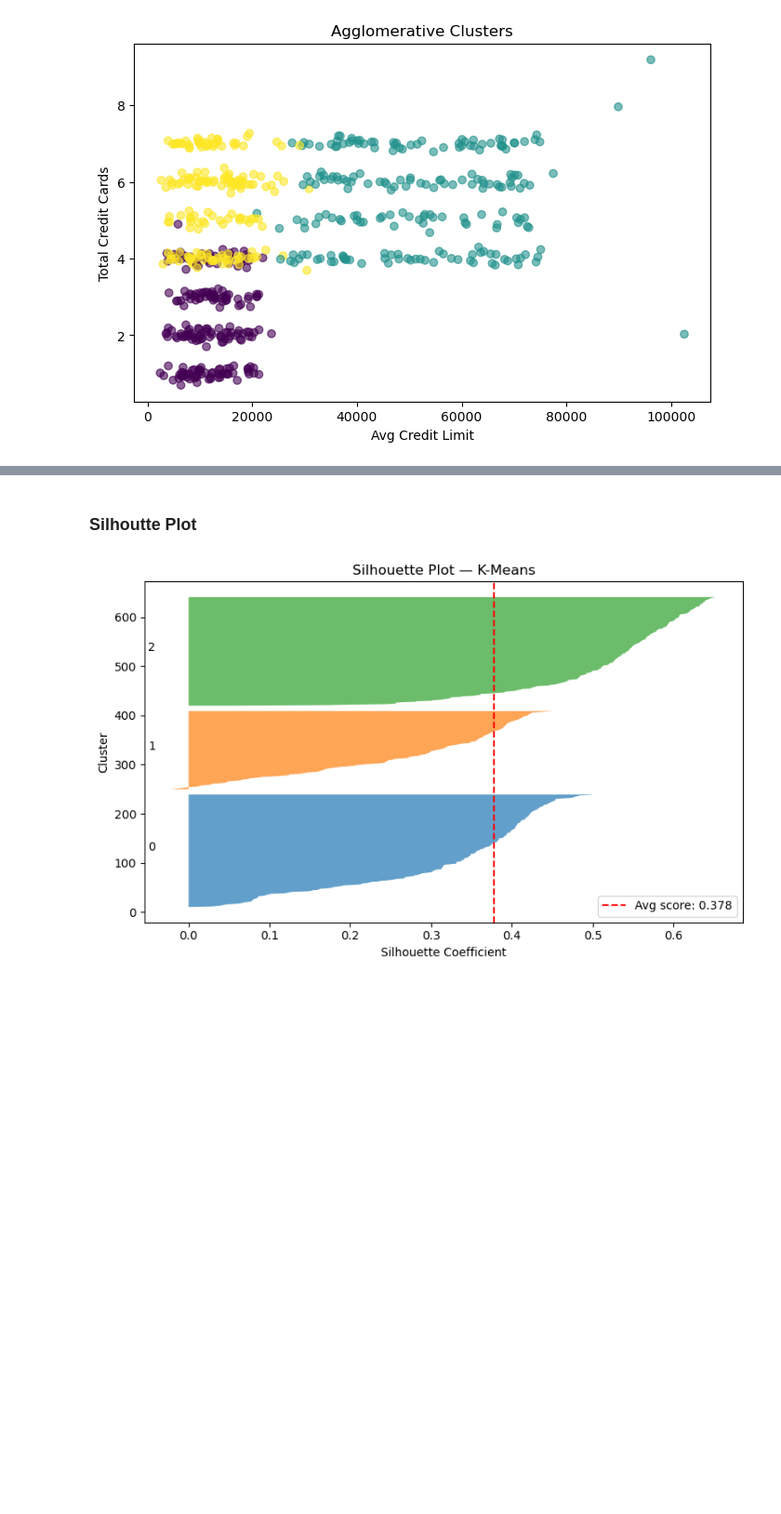
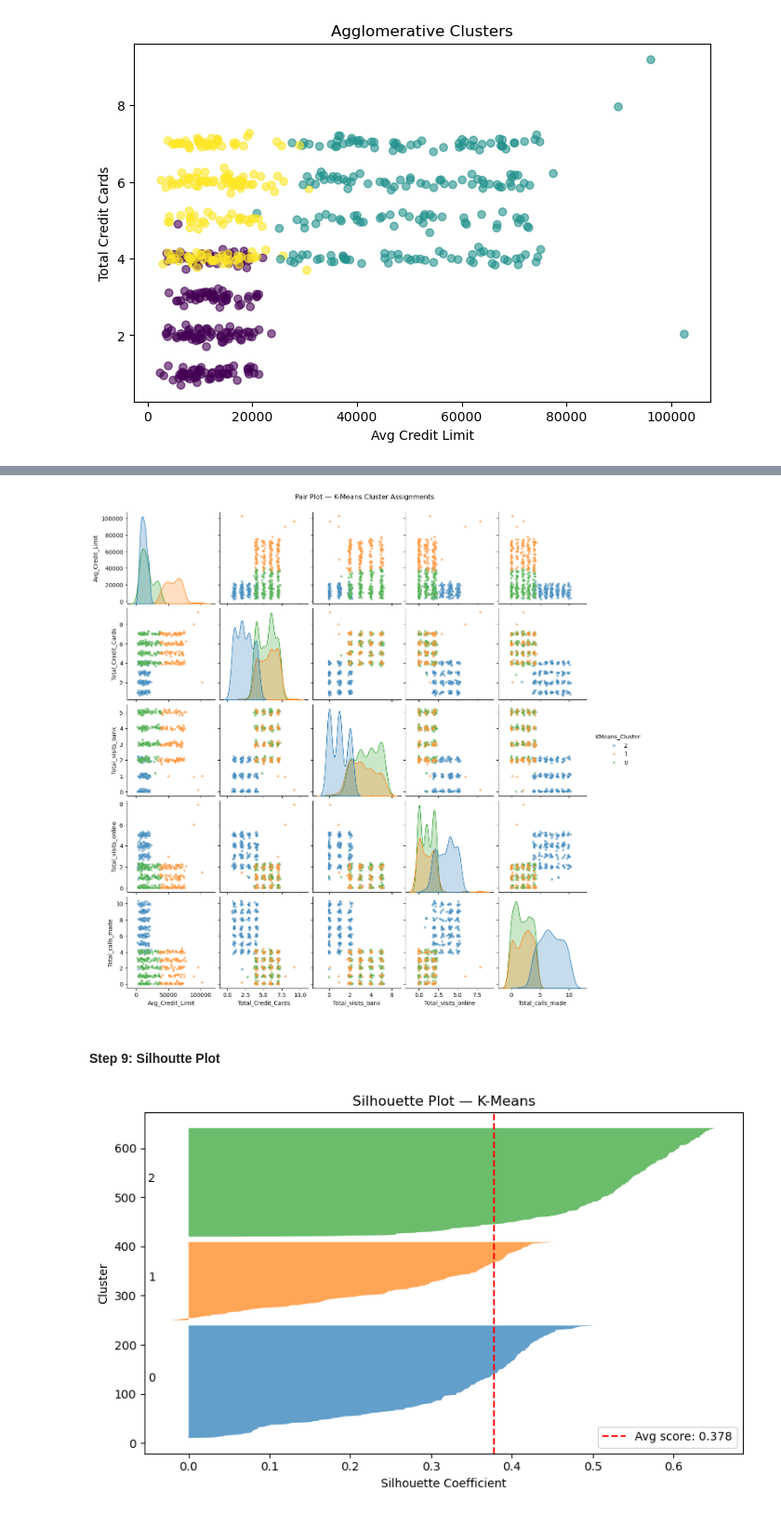
Before and after one commit to szerai/credit-card-clusting, a Jupyter notebook: credit_card_analysis.ipynb, the cells around one changed output, grey strips where cells are left out. Shown at 93% size. Cells and saved outputs as stored; diff of their text form; code cells hidden in the pictures; blank space fills up the shorter version.

```diff
--- a/credit_card_analysis.ipynb
+++ b/credit_card_analysis.ipynb
@@ -314,5 +320,15 @@ results_df
+# %%
+# Pair plot across all features colored by K-Means cluster
+plot_df = df_clean.drop(columns=['Agg_Cluster']).copy()
+plot_df['KMeans_Cluster'] = plot_df['KMeans_Cluster'].astype(str)
+
+sns.pairplot(plot_df, hue='KMeans_Cluster', palette='tab10', plot_kws={'alpha': 0.5, 's': 20})
+plt.suptitle('Pair Plot — K-Means Cluster Assignments', y=1.02)
+plt.show()
+# %% [output]
+[figure, added]
 # %% [markdown]
-### Silhoutte Plot
+#### Step 9: Silhoutte Plot
 # %%
 # Per-sample silhouette coefficients for K-Means
 labels = df_clean['KMeans_Cluster'].values
```
Also changed, not shown: parts of 4 cells of this notebook, 8 other files.
